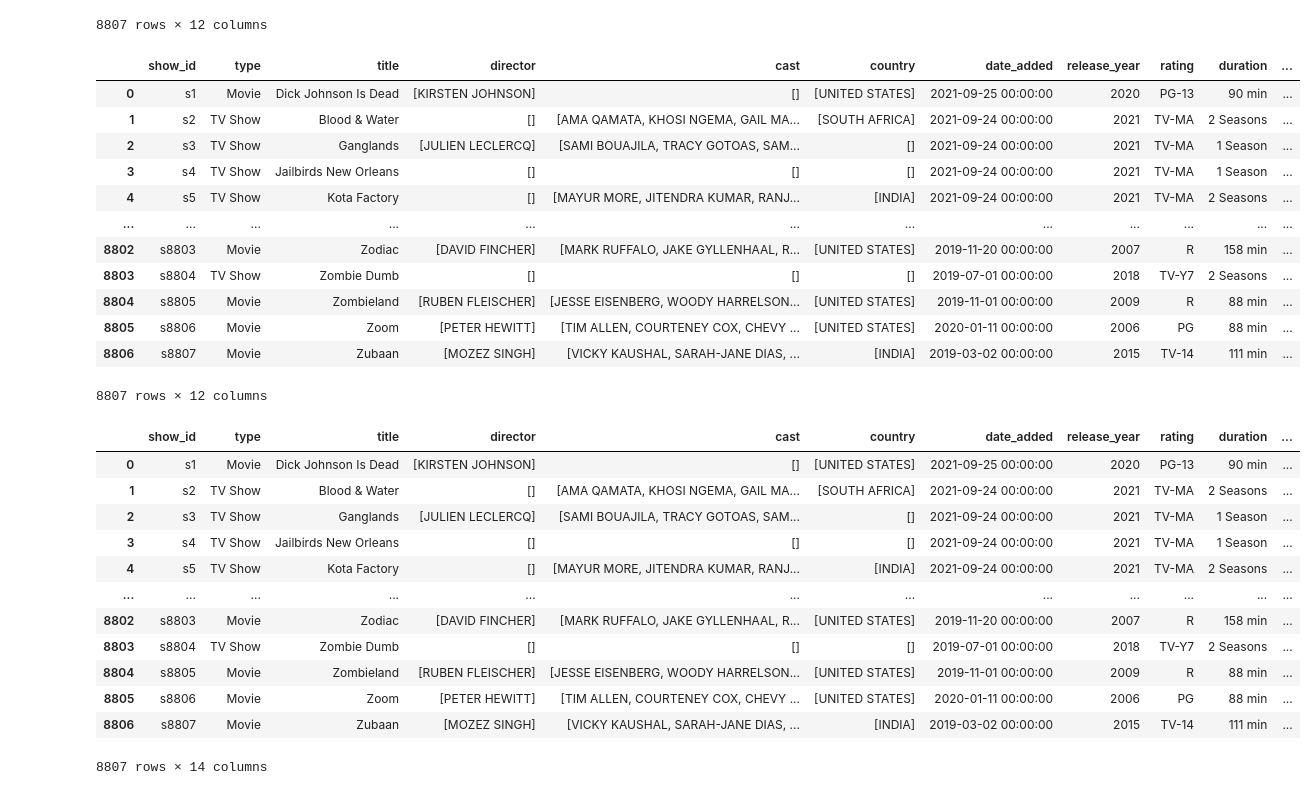
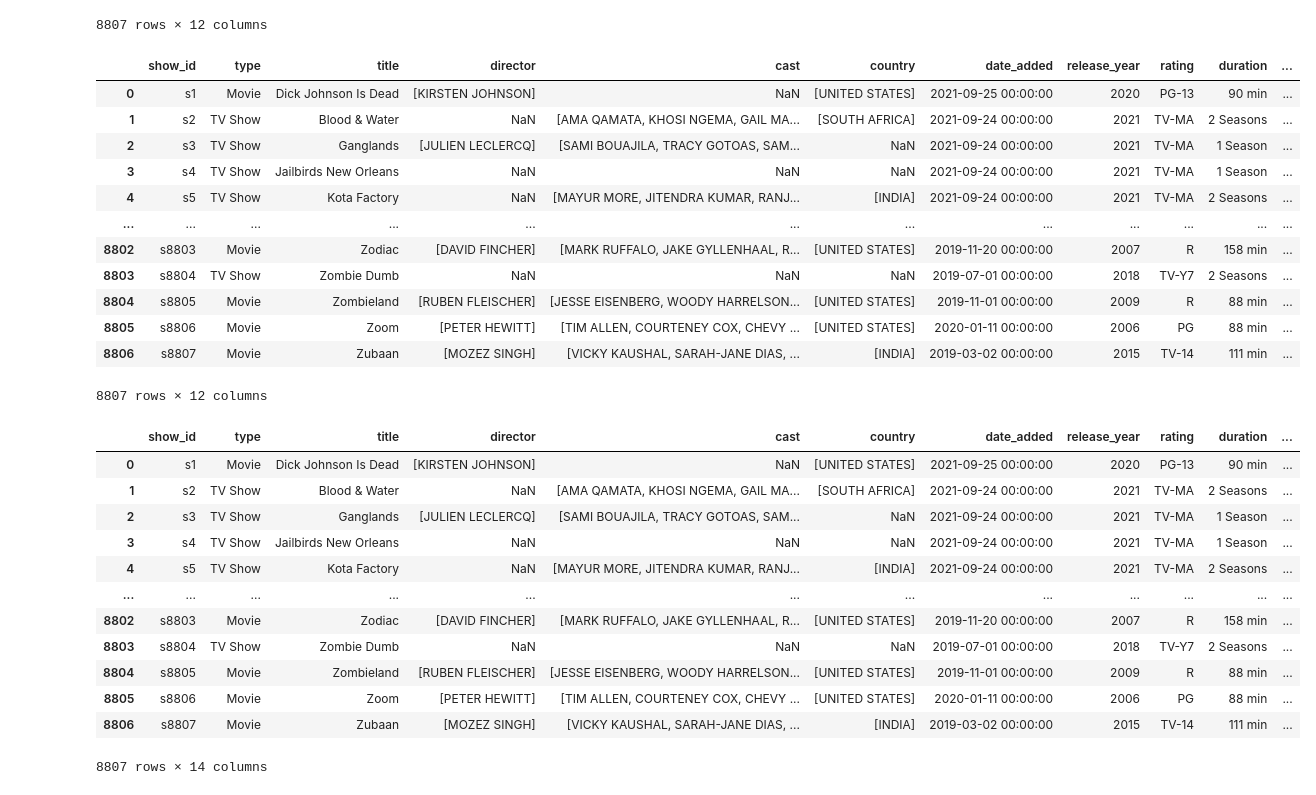
Before and after one commit to vadim-gusak/netflix_dataset, a Jupyter notebook: netflix_transform.ipynb, the cells around one changed output. Drawn from its saved outputs; the diff is of its cells as text; code cells hidden in the pictures.

```diff
--- a/netflix_transform.ipynb
+++ b/netflix_transform.ipynb
@@ -25,7 +24,7 @@ df
 # %%
 def str_to_list(sourse_str) -> list:
     if not isinstance(sourse_str, str):
-        return []
+        return np.nan
 
     result = []
     splited_str = str(sourse_str).strip().split(',')
@@ -36,7 +35,7 @@ def str_to_list(sourse_str) -> list:
 assert str_to_list('www, fff') == ['WWW', 'FFF']
 assert str_to_list('www,fff') == ['WWW', 'FFF']
 assert str_to_list(' www, fff ') == ['WWW', 'FFF']
-assert str_to_list(np.nan) == []
+assert pd.isna(str_to_list(np.nan))
 # %%
 df.loc[:, 'cast'] = df.loc[:, 'cast'].apply(str_to_list)
 df.loc[:, 'director'] = df.loc[:, 'director'].apply(str_to_list)
@@ -46,14 +45,14 @@ df.loc[:, 'date_added'] = pd.to_datetime(df.loc[:, 'date_added'].str.strip())
 df
 # %% [output]
 |  | show_id | type | title | director | cast | country | date_added | release_year | rating | duration | ... |
-| 0 | s1 | Movie | Dick Johnson Is Dead | [KIRSTEN JOHNSON] | [] | [UNITED STATES] | 2021-09-25 00:00:00 | 2020 | PG-13 | 90 min | ... |
-| 1 | s2 | TV Show | Blood & Water | [] | [AMA QAMATA, KHOSI NGEMA, GAIL MA... | [SOUTH AFRICA] | 2021-09-24 00:00:00 | 2021 | TV-MA | 2 Seasons | ... |
-| 2 | s3 | TV Show | Ganglands | [JULIEN LECLERCQ] | [SAMI BOUAJILA, TRACY GOTOAS, SAM... | [] | 2021-09-24 00:00:00 | 2021 | TV-MA | 1 Season | ... |
-| 3 | s4 | TV Show | Jailbirds New Orleans | [] | [] | [] | 2021-09-24 00:00:00 | 2021 | TV-MA | 1 Season | ... |
-| 4 | s5 | TV Show | Kota Factory | [] | [MAYUR MORE, JITENDRA KUMAR, RANJ... | [INDIA] | 2021-09-24 00:00:00 | 2021 | TV-MA | 2 Seasons | ... |
+| 0 | s1 | Movie | Dick Johnson Is Dead | [KIRSTEN JOHNSON] | NaN | [UNITED STATES] | 2021-09-25 00:00:00 | 2020 | PG-13 | 90 min | ... |
+| 1 | s2 | TV Show | Blood & Water | NaN | [AMA QAMATA, KHOSI NGEMA, GAIL MA... | [SOUTH AFRICA] | 2021-09-24 00:00:00 | 2021 | TV-MA | 2 Seasons | ... |
+| 2 | s3 | TV Show | Ganglands | [JULIEN LECLERCQ] | [SAMI BOUAJILA, TRACY GOTOAS, SAM... | NaN | 2021-09-24 00:00:00 | 2021 | TV-MA | 1 Season | ... |
+| 3 | s4 | TV Show | Jailbirds New Orleans | NaN | NaN | NaN | 2021-09-24 00:00:00 | 2021 | TV-MA | 1 Season | ... |
+| 4 | s5 | TV Show | Kota Factory | NaN | [MAYUR MORE, JITENDRA KUMAR, RANJ... | [INDIA] | 2021-09-24 00:00:00 | 2021 | TV-MA | 2 Seasons | ... |
 | ... | ... | ... | ... | ... | ... | ... | ... | ... | ... | ... | ... |
 | 8802 | s8803 | Movie | Zodiac | [DAVID FINCHER] | [MARK RUFFALO, JAKE GYLLENHAAL, R... | [UNITED STATES] | 2019-11-20 00:00:00 | 2007 | R | 158 min | ... |
-| 8803 | s8804 | TV Show | Zombie Dumb | [] | [] | [] | 2019-07-01 00:00:00 | 2018 | TV-Y7 | 2 Seasons | ... |
+| 8803 | s8804 | TV Show | Zombie Dumb | NaN | NaN | NaN | 2019-07-01 00:00:00 | 2018 | TV-Y7 | 2 Seasons | ... |
 | 8804 | s8805 | Movie | Zombieland | [RUBEN FLEISCHER] | [JESSE EISENBERG, WOODY HARRELSON... | [UNITED STATES] | 2019-11-01 00:00:00 | 2009 | R | 88 min | ... |
 | 8805 | s8806 | Movie | Zoom | [PETER HEWITT] | [TIM ALLEN, COURTENEY COX, CHEVY ... | [UNITED STATES] | 2020-01-11 00:00:00 | 2006 | PG | 88 min | ... |
 | 8806 | s8807 | Movie | Zubaan | [MOZEZ SINGH] | [VICKY KAUSHAL, SARAH-JANE DIAS, ... | [INDIA] | 2019-03-02 00:00:00 | 2015 | TV-14 | 111 min | ... |
@@ -72,17 +72,17 @@ assert get_int_from_duration('10') == 10
 # %%
-df.loc[:, 'duration season'] = df.loc[df['type'] == 'TV Show', 'duration'].apply(get_int_from_duration)
-df.loc[:, 'duration min'] = df.loc[df['type'] == 'Movie', 'duration'].apply(get_int_from_duration)
+df.loc[:, 'duration_season'] = df.loc[df['type'] == 'TV Show', 'duration'].apply(get_int_from_duration)
+df.loc[:, 'duration_min'] = df.loc[df['type'] == 'Movie', 'duration'].apply(get_int_from_duration)
 df
 # %% [output]
 |  | show_id | type | title | director | cast | country | date_added | release_year | rating | duration | ... |
-| 0 | s1 | Movie | Dick Johnson Is Dead | [KIRSTEN JOHNSON] | [] | [UNITED STATES] | 2021-09-25 00:00:00 | 2020 | PG-13 | 90 min | ... |
-| 1 | s2 | TV Show | Blood & Water | [] | [AMA QAMATA, KHOSI NGEMA, GAIL MA... | [SOUTH AFRICA] | 2021-09-24 00:00:00 | 2021 | TV-MA | 2 Seasons | ... |
-| 2 | s3 | TV Show | Ganglands | [JULIEN LECLERCQ] | [SAMI BOUAJILA, TRACY GOTOAS, SAM... | [] | 2021-09-24 00:00:00 | 2021 | TV-MA | 1 Season | ... |
-| 3 | s4 | TV Show | Jailbirds New Orleans | [] | [] | [] | 2021-09-24 00:00:00 | 2021 | TV-MA | 1 Season | ... |
-| 4 | s5 | TV Show | Kota Factory | [] | [MAYUR MORE, JITENDRA KUMAR, RANJ... | [INDIA] | 2021-09-24 00:00:00 | 2021 | TV-MA | 2 Seasons | ... |
+| 0 | s1 | Movie | Dick Johnson Is Dead | [KIRSTEN JOHNSON] | NaN | [UNITED STATES] | 2021-09-25 00:00:00 | 2020 | PG-13 | 90 min | ... |
+| 1 | s2 | TV Show | Blood & Water | NaN | [AMA QAMATA, KHOSI NGEMA, GAIL MA... | [SOUTH AFRICA] | 2021-09-24 00:00:00 | 2021 | TV-MA | 2 Seasons | ... |
+| 2 | s3 | TV Show | Ganglands | [JULIEN LECLERCQ] | [SAMI BOUAJILA, TRACY GOTOAS, SAM... | NaN | 2021-09-24 00:00:00 | 2021 | TV-MA | 1 Season | ... |
+| 3 | s4 | TV Show | Jailbirds New Orleans | NaN | NaN | NaN | 2021-09-24 00:00:00 | 2021 | TV-MA | 1 Season | ... |
+| 4 | s5 | TV Show | Kota Factory | NaN | [MAYUR MORE, JITENDRA KUMAR, RANJ... | [INDIA] | 2021-09-24 00:00:00 | 2021 | TV-MA | 2 Seasons | ... |
 | ... | ... | ... | ... | ... | ... | ... | ... | ... | ... | ... | ... |
 | 8802 | s8803 | Movie | Zodiac | [DAVID FINCHER] | [MARK RUFFALO, JAKE GYLLENHAAL, R... | [UNITED STATES] | 2019-11-20 00:00:00 | 2007 | R | 158 min | ... |
-| 8803 | s8804 | TV Show | Zombie Dumb | [] | [] | [] | 2019-07-01 00:00:00 | 2018 | TV-Y7 | 2 Seasons | ... |
+| 8803 | s8804 | TV Show | Zombie Dumb | NaN | NaN | NaN | 2019-07-01 00:00:00 | 2018 | TV-Y7 | 2 Seasons | ... |
 | 8804 | s8805 | Movie | Zombieland | [RUBEN FLEISCHER] | [JESSE EISENBERG, WOODY HARRELSON... | [UNITED STATES] | 2019-11-01 00:00:00 | 2009 | R | 88 min | ... |
 | 8805 | s8806 | Movie | Zoom | [PETER HEWITT] | [TIM ALLEN, COURTENEY COX, CHEVY ... | [UNITED STATES] | 2020-01-11 00:00:00 | 2006 | PG | 88 min | ... |
 | 8806 | s8807 | Movie | Zubaan | [MOZEZ SINGH] | [VICKY KAUSHAL, SARAH-JANE DIAS, ... | [INDIA] | 2019-03-02 00:00:00 | 2015 | TV-14 | 111 min | ... |
```
Also changed, not shown: parts of 17 cells of this notebook.
